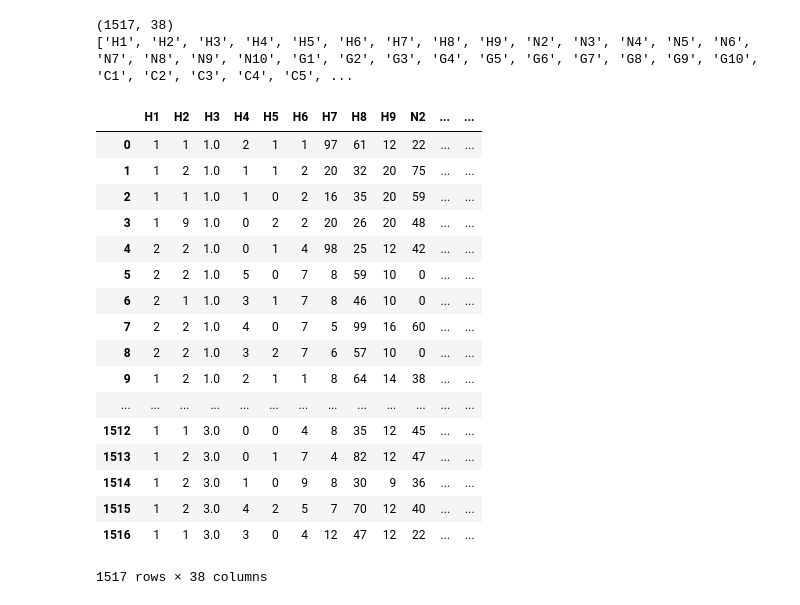
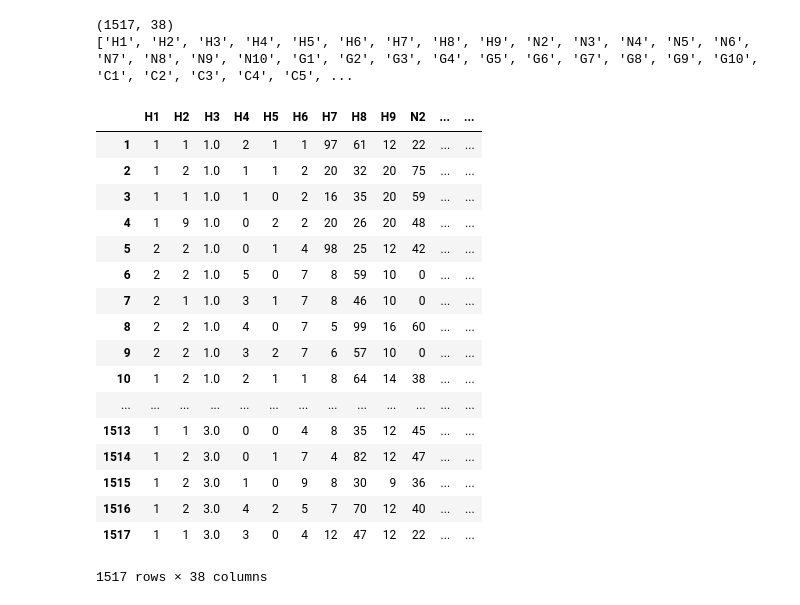
Before and after one commit to WesGtoX/Simple-Projects-I2A2, a Jupyter notebook: K-means/k-means_genetic_exercise.ipynb, the cells around one changed output. Saved outputs shown, nothing was run; the diff lists cells and outputs as text; code cells hidden in the pictures.

```diff
--- a/K-means/k-means_genetic_exercise.ipynb
+++ b/K-means/k-means_genetic_exercise.ipynb
@@ -9,44 +9,44 @@ import seaborn as sns
 # %%
 data = pd.read_csv('Genetic mapping_exercise.csv', header=0)
 #file = 'Dataset/Genetic mapping_exercise.xls'
 #data = pd.read_excel(file)
 
 # new line to concatenate
-#datadp = data.head(1)
+datadp = data.head(1)
 
 # concatenate dataset to reset index
-#data = pd.concat([datadp, data], axis=0)
+data = pd.concat([datadp, data], axis=0)
 
 # reset index
-#data = data.reset_index()
+data = data.reset_index()
 
 # remove columns
-data = data.drop(columns=['ID','Unnamed: 39','Unnamed: 40','Unnamed: 41'])
-#data = data.drop([0])
+data = data.drop(columns=['index','ID','Unnamed: 39','Unnamed: 40','Unnamed: 41'])
+data = data.drop([0])
 
 print(data.shape)
 print(list(data.columns))
 data
 # %% [output]
 (1517, 38)
 ['H1', 'H2', 'H3', 'H4', 'H5', 'H6', 'H7', 'H8', 'H9', 'N2', 'N3', 'N4', 'N5', 'N6', 'N7', 'N8', 'N9', 'N10', 'G1', 'G2', 'G3', 'G4', 'G5', 'G6', 'G7', 'G8', 'G9', 'G10', 'C1', 'C2', 'C3', 'C4', 'C5', ...
 |  | H1 | H2 | H3 | H4 | H5 | H6 | H7 | H8 | H9 | N2 | ... | ... |
-| 0 | 1 | 1 | 1.0 | 2 | 1 | 1 | 97 | 61 | 12 | 22 | ... | ... |
-| 1 | 1 | 2 | 1.0 | 1 | 1 | 2 | 20 | 32 | 20 | 75 | ... | ... |
-| 2 | 1 | 1 | 1.0 | 1 | 0 | 2 | 16 | 35 | 20 | 59 | ... | ... |
-| 3 | 1 | 9 | 1.0 | 0 | 2 | 2 | 20 | 26 | 20 | 48 | ... | ... |
-| 4 | 2 | 2 | 1.0 | 0 | 1 | 4 | 98 | 25 | 12 | 42 | ... | ... |
-| 5 | 2 | 2 | 1.0 | 5 | 0 | 7 | 8 | 59 | 10 | 0 | ... | ... |
-| 6 | 2 | 1 | 1.0 | 3 | 1 | 7 | 8 | 46 | 10 | 0 | ... | ... |
-| 7 | 2 | 2 | 1.0 | 4 | 0 | 7 | 5 | 99 | 16 | 60 | ... | ... |
-| 8 | 2 | 2 | 1.0 | 3 | 2 | 7 | 6 | 57 | 10 | 0 | ... | ... |
-| 9 | 1 | 2 | 1.0 | 2 | 1 | 1 | 8 | 64 | 14 | 38 | ... | ... |
+| 1 | 1 | 1 | 1.0 | 2 | 1 | 1 | 97 | 61 | 12 | 22 | ... | ... |
+| 2 | 1 | 2 | 1.0 | 1 | 1 | 2 | 20 | 32 | 20 | 75 | ... | ... |
+| 3 | 1 | 1 | 1.0 | 1 | 0 | 2 | 16 | 35 | 20 | 59 | ... | ... |
+| 4 | 1 | 9 | 1.0 | 0 | 2 | 2 | 20 | 26 | 20 | 48 | ... | ... |
+| 5 | 2 | 2 | 1.0 | 0 | 1 | 4 | 98 | 25 | 12 | 42 | ... | ... |
+| 6 | 2 | 2 | 1.0 | 5 | 0 | 7 | 8 | 59 | 10 | 0 | ... | ... |
+| 7 | 2 | 1 | 1.0 | 3 | 1 | 7 | 8 | 46 | 10 | 0 | ... | ... |
+| 8 | 2 | 2 | 1.0 | 4 | 0 | 7 | 5 | 99 | 16 | 60 | ... | ... |
+| 9 | 2 | 2 | 1.0 | 3 | 2 | 7 | 6 | 57 | 10 | 0 | ... | ... |
+| 10 | 1 | 2 | 1.0 | 2 | 1 | 1 | 8 | 64 | 14 | 38 | ... | ... |
 | ... | ... | ... | ... | ... | ... | ... | ... | ... | ... | ... | ... | ... |
-| 1512 | 1 | 1 | 3.0 | 0 | 0 | 4 | 8 | 35 | 12 | 45 | ... | ... |
-| 1513 | 1 | 2 | 3.0 | 0 | 1 | 7 | 4 | 82 | 12 | 47 | ... | ... |
-| 1514 | 1 | 2 | 3.0 | 1 | 0 | 9 | 8 | 30 | 9 | 36 | ... | ... |
-| 1515 | 1 | 2 | 3.0 | 4 | 2 | 5 | 7 | 70 | 12 | 40 | ... | ... |
-| 1516 | 1 | 1 | 3.0 | 3 | 0 | 4 | 12 | 47 | 12 | 22 | ... | ... |
+| 1513 | 1 | 1 | 3.0 | 0 | 0 | 4 | 8 | 35 | 12 | 45 | ... | ... |
+| 1514 | 1 | 2 | 3.0 | 0 | 1 | 7 | 4 | 82 | 12 | 47 | ... | ... |
+| 1515 | 1 | 2 | 3.0 | 1 | 0 | 9 | 8 | 30 | 9 | 36 | ... | ... |
+| 1516 | 1 | 2 | 3.0 | 4 | 2 | 5 | 7 | 70 | 12 | 40 | ... | ... |
+| 1517 | 1 | 1 | 3.0 | 3 | 0 | 4 | 12 | 47 | 12 | 22 | ... | ... |
 1517 rows × 38 columns
 # %%
 # organizar dados
```
Also changed, not shown: parts of 17 cells of this notebook, 2 other files.
